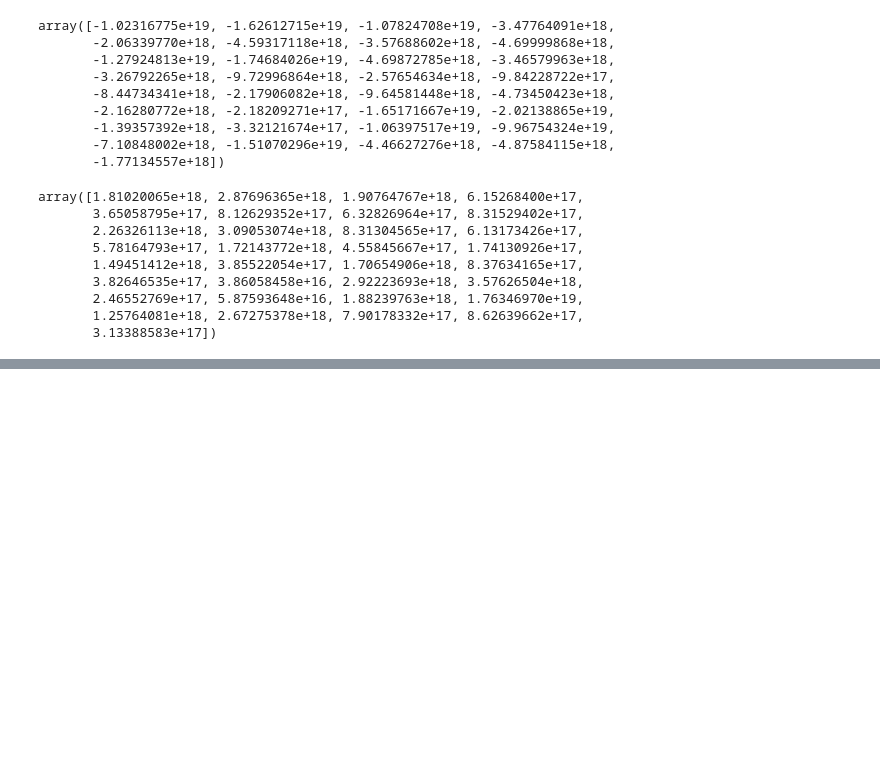
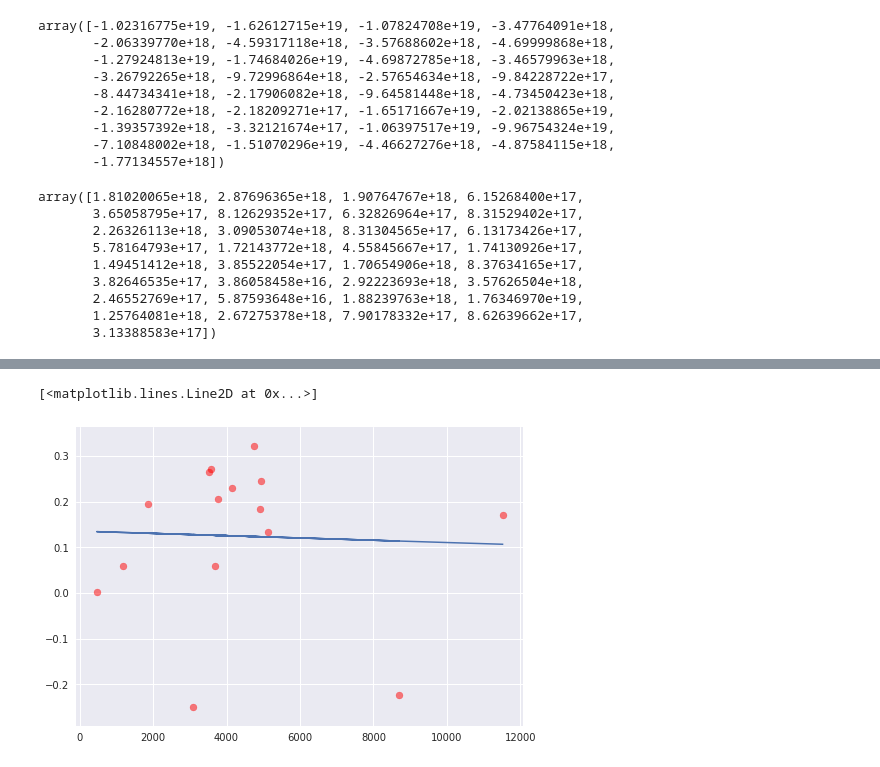
Before and after one commit to Djamil17/iotables, a Jupyter notebook: python/calculating-labor-values.ipynb, the cells around one changed output, grey strips where cells are left out. Drawn from its saved outputs; the diff is of its cells as text; code cells hidden in the pictures; blank space fills up the shorter version.

```diff
--- a/python/calculating-labor-values.ipynb
+++ b/python/calculating-labor-values.ipynb
@@ -243,0 +315,10 @@ array([-6.27373034e+01,  3.50988652e+01,  2.12801003e+01,  4.05866543e+00,
+# %%
+with plt.style.context('seaborn'):
+    plt.scatter(df_subset[:,0], df_subset[:,1], c='red', alpha=.5)
+
+coefs = poly.polyfit(df_subset[:,0], df_subset[:,1], 1)
+ffit = poly.polyval(df_subset[:,0], coefs)
+plt.plot(df_subset[:,0], ffit)
+# %% [output]
+[<matplotlib.lines.Line2D at 0x...>]
+[figure, added]
```
Also changed, not shown: parts of 15 cells of this notebook.
